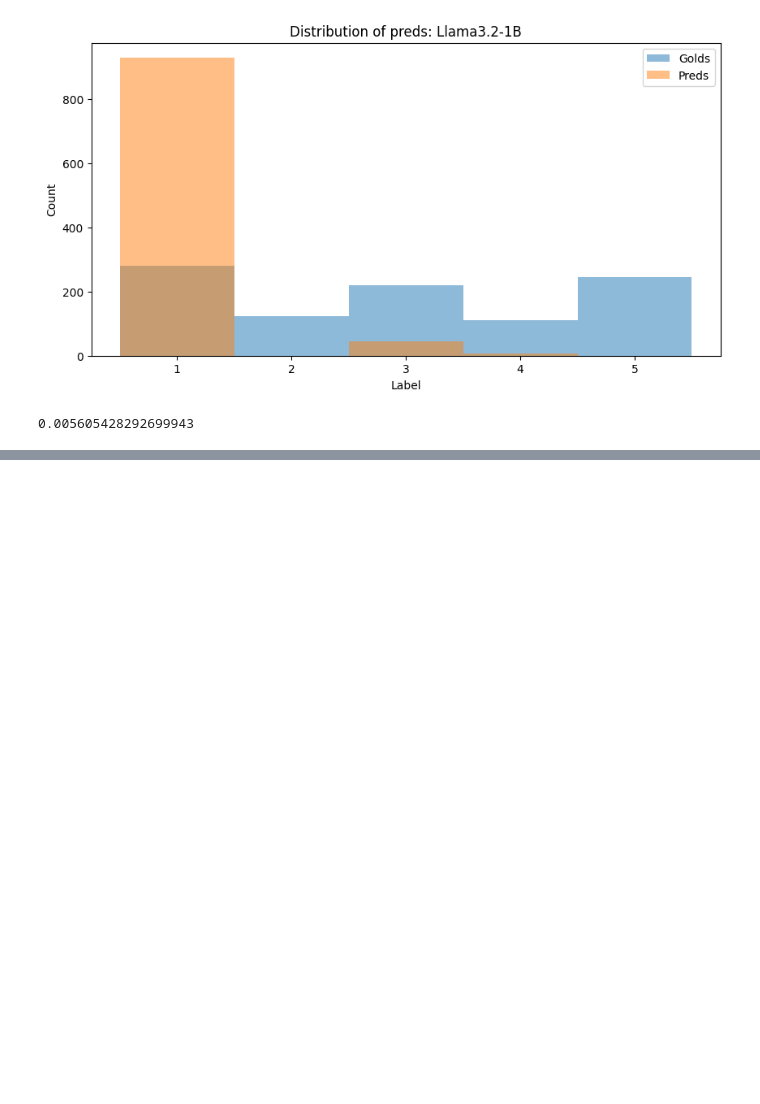
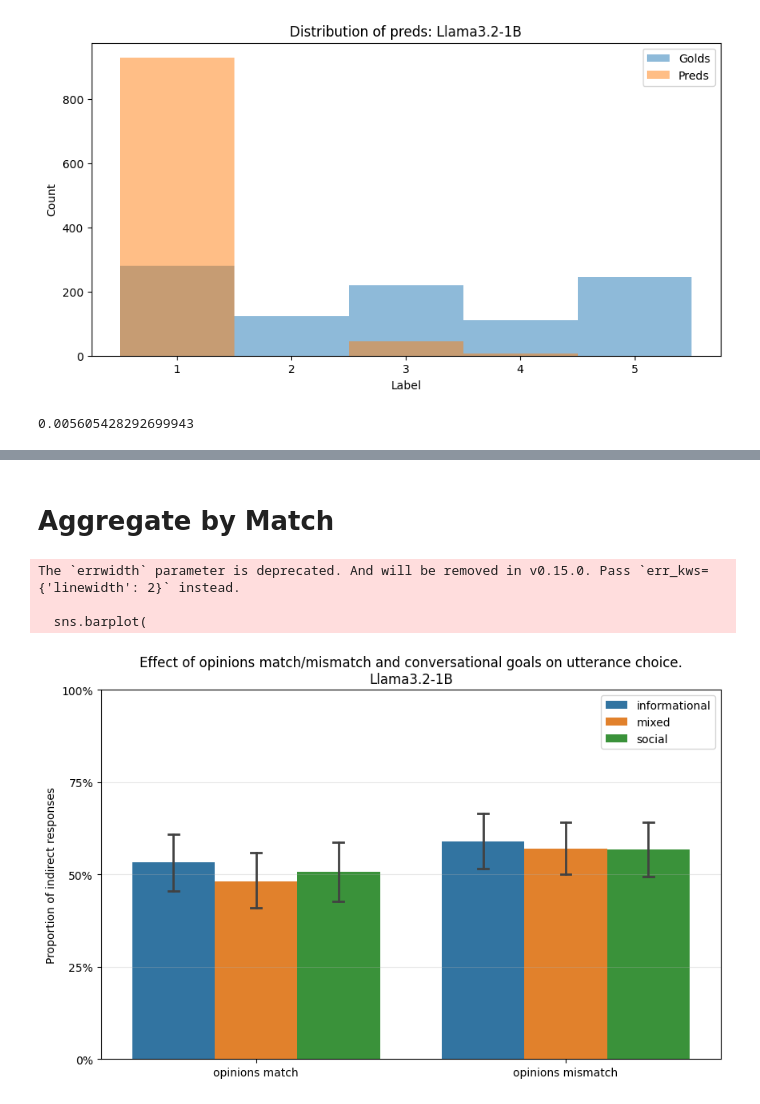
Before and after one commit to maxschmaltz/IndirectLM, a Jupyter notebook: run_experiments/speaker_experiment/analysis/llama3.2-1B.ipynb, the cells around one changed output, grey strips where cells are left out. Saved outputs shown, nothing was run; the diff lists cells and outputs as text; code cells hidden in the pictures; blank space fills up the shorter version.

Commit message:
finish analysis for llama

```diff
--- a/run_experiments/speaker_experiment/analysis/llama3.2-1B.ipynb
+++ b/run_experiments/speaker_experiment/analysis/llama3.2-1B.ipynb
@@ -5,7 +8,10 @@ from sklearn.metrics import cohen_kappa_score
 import matplotlib.pyplot as plt
+# %%
+with open("../../../data/out/prompts_speaker_exp_Llama-3.2-1B.json", encoding="utf-8") as f:
+    res = json.load(f)
 # %%
-with open("../../data/out/prompts_speaker_exp_Llama-3.2-1B.json", encoding="utf-8") as f:
-    res_llama = json.load(f)
-
-rres_llama = res_llama["real"]  # reproduction from real speakers
-rres_llama_plain = rres_llama["plain"]  # focus on plain, compare to heart later
+res_real = res["real"]  # reproduction from real speakers
+res_real_plain = res_real["plain"]  # focus on plain
+all_trials = []
+for experiment_data in res_real_plain:
+    all_trials.extend(experiment_data["trial_items"])
@@ -42,0 +62,4 @@ kappa_llama
+# %%
+for trial in all_trials:
+    expected = 5 if trial["metadata"]["is_positive"] else 1
+    trial["is_indirect"] = trial["pred"] != expected
@@ -42,0 +81,43 @@ kappa_llama
+# %% [markdown]
+# Aggregate by Match
+# %%
+indirect_df = pd.DataFrame([
+    {
+        "match": "opinions match" if trial["metadata"]["match"] else "opinions mismatch",
+        "polarity": "strongly negative" if not trial["metadata"]["is_positive"] else "strongly positive",
+        "is_indirect": int(trial["is_indirect"]),
+        "goal": trial["metadata"]["conversational_goal"],
+    }
+    for trial in all_trials
+])
+
+fig, ax = plt.subplots(figsize=(10, 6))
+sns.barplot(
+    data=indirect_df,
+    x="match",
+    y="is_indirect",
+    hue="goal",
+    order=["opinions match", "opinions mismatch"],
+    hue_order=["informational", "mixed", "social"],
+    errorbar="ci",
+    errwidth=2,
+    capsize=0.1,
+    ax=ax
+)
+
+ax.set_title("Effect of opinions match/mismatch and conversational goals on utterance choice.\nLlama3.2-1B")
+ax.set_ylabel("Proportion of indirect responses")
+ax.set_xlabel("")
+ax.set_ylim(0, 1)
+ax.set_yticks([0, 0.25, 0.5, 0.75, 1.0])
+ax.set_yticklabels(["0%", "25%", "50%", "75%", "100%"])
+ax.legend(title="")
+ax.grid(axis="y", alpha=0.3, zorder=0)
+
+plt.savefig("llama3.2-1B_match.png")
+plt.show()
+# %% [output]
+The `errwidth` parameter is deprecated. And will be removed in v0.15.0. Pass `err_kws={'linewidth': 2}` instead.
+
+  sns.barplot(
+[figure, added]
```
Also changed, not shown: parts of 17 cells of this notebook, 3 other files.
